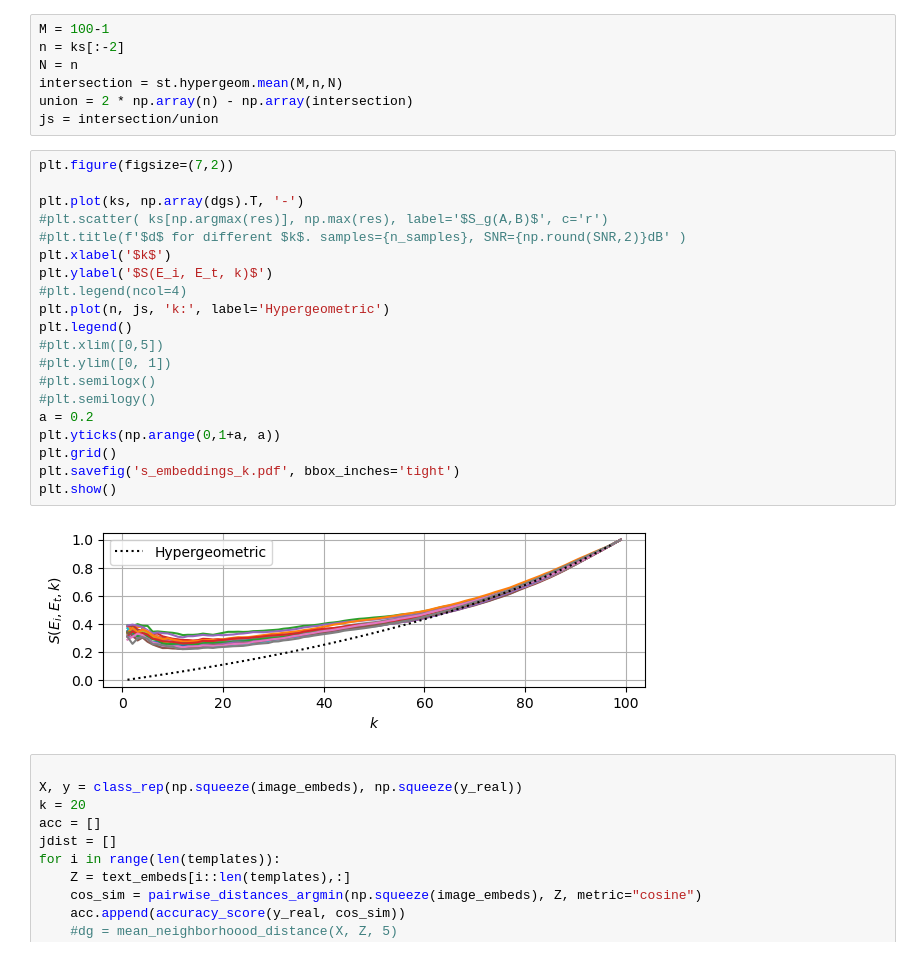
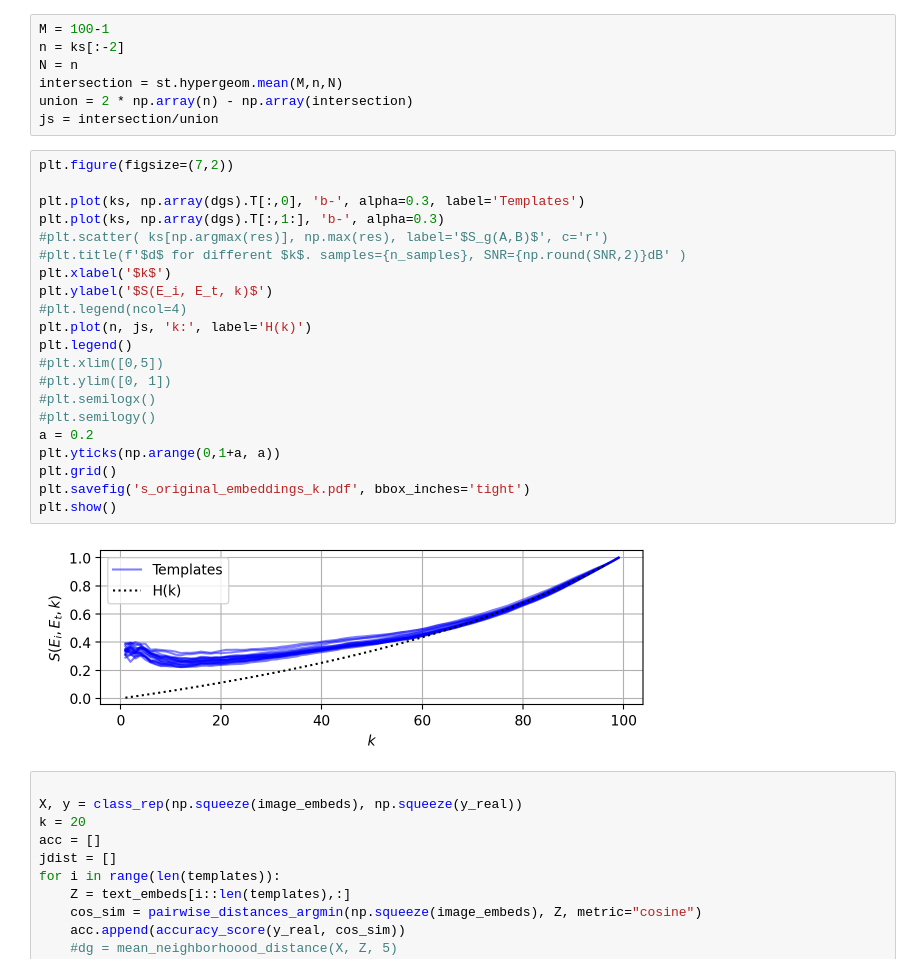
Before and after one commit to tiagoft/graph_structure, a Jupyter notebook: experiments/neurips2024/notebooks/zeroshot_clip.ipynb, the cells around one changed output. Saved outputs shown, nothing was run; the diff lists cells and outputs as text.

```diff
--- a/experiments/neurips2024/notebooks/zeroshot_clip.ipynb
+++ b/experiments/neurips2024/notebooks/zeroshot_clip.ipynb
@@ -65,25 +65,26 @@ js = intersection/union
 # %%
 plt.figure(figsize=(7,2))
 
-plt.plot(ks, np.array(dgs).T, '-')
+plt.plot(ks, np.array(dgs).T[:,0], 'b-', alpha=0.3, label='Templates')
+plt.plot(ks, np.array(dgs).T[:,1:], 'b-', alpha=0.3)
 #plt.scatter( ks[np.argmax(res)], np.max(res), label='$S_g(A,B)$', c='r')
 #plt.title(f'$d$ for different $k$. samples={n_samples}, SNR={np.round(SNR,2)}dB' )
 plt.xlabel('$k$')
 plt.ylabel('$S(E_i, E_t, k)$')
 #plt.legend(ncol=4)
-plt.plot(n, js, 'k:', label='Hypergeometric')
+plt.plot(n, js, 'k:', label='H(k)')
 plt.legend()
 #plt.xlim([0,5])
 #plt.ylim([0, 1])
 #plt.semilogx()
 #plt.semilogy()
 a = 0.2
 plt.yticks(np.arange(0,1+a, a))
 plt.grid()
-plt.savefig('s_embeddings_k.pdf', bbox_inches='tight')
+plt.savefig('s_original_embeddings_k.pdf', bbox_inches='tight')
 plt.show()
 # %% [output]
-[figure, old version]
+[figure, new version]
 # %%
 
 X, y = class_rep(np.squeeze(image_embeds), np.squeeze(y_real))
```
Also changed, not shown: parts of 6 cells of this notebook.
